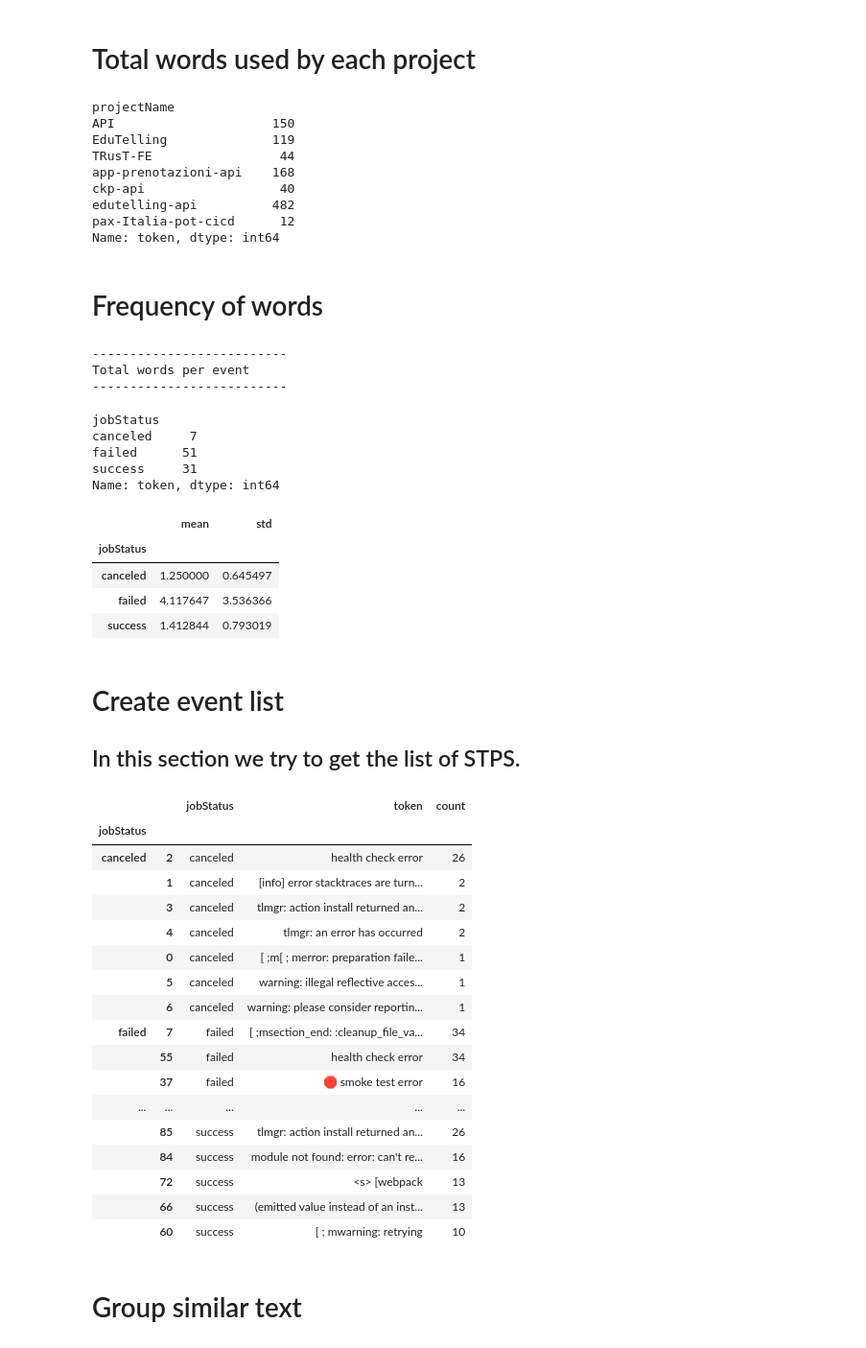
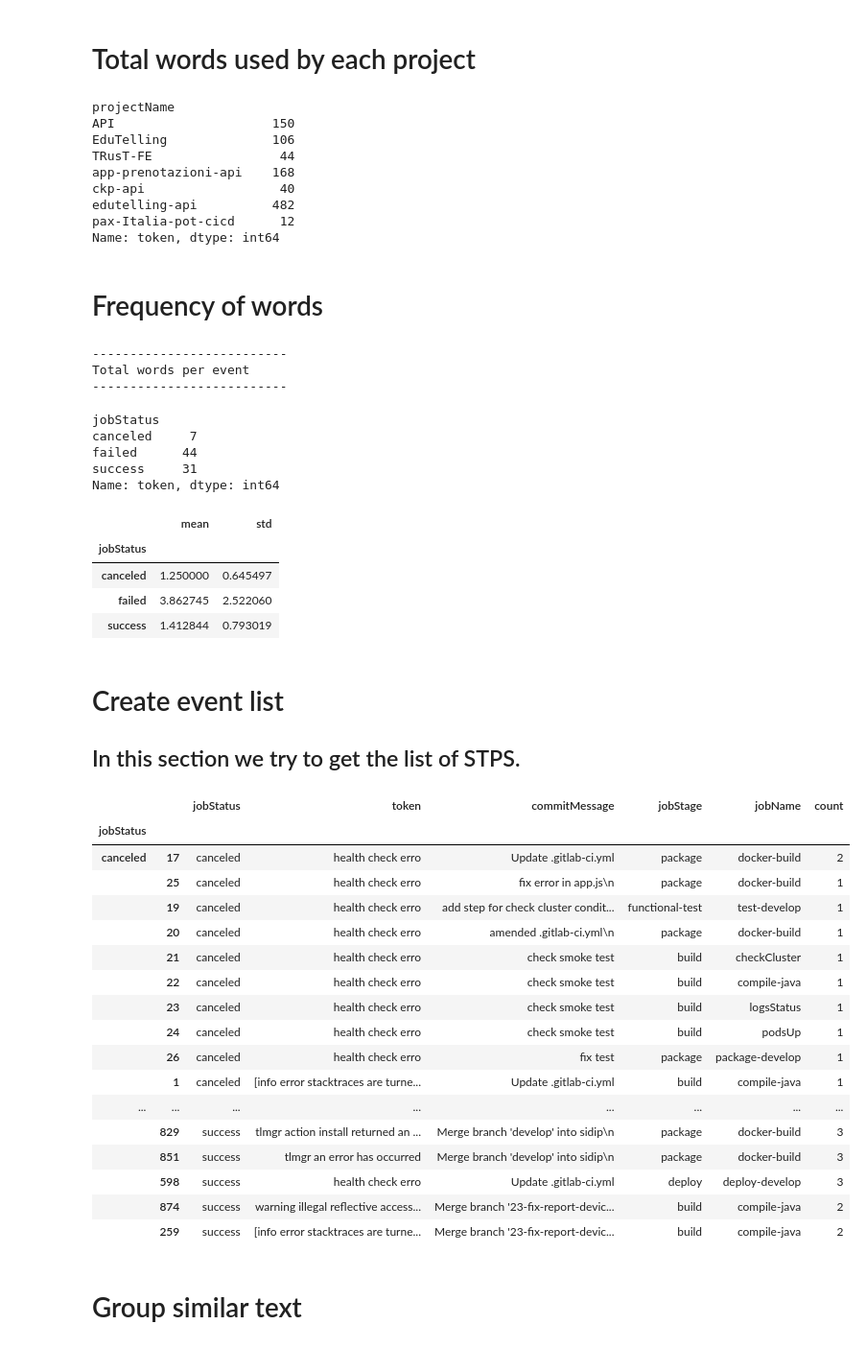
Before and after one commit to cannavit/cryptofunnycats-api-, a Jupyter notebook: src/services/gitlabLogsColletor/pythonMining/02-logsAnalysis.ipynb, the cells around one changed output. Shown at 96% size. Saved outputs shown, nothing was run; the diff lists cells and outputs as text; code cells hidden in the pictures.

Commit message:
Stable report

```diff
--- a/src/services/gitlabLogsColletor/pythonMining/02-logsAnalysis.ipynb
+++ b/src/services/gitlabLogsColletor/pythonMining/02-logsAnalysis.ipynb
@@ -218,13 +210,17 @@ def getErrorText(texto):
     nuevo_texto = re.sub('http\S+', ' ', nuevo_texto)
     nuevo_texto = nuevo_texto.split(sep = '\n');
 
+
     whiteList = ["error"]; newTextList = []; nuevoTexto = ""
     for text in nuevo_texto:
         for listI in whiteList:
             if listI in text:
                 #! Remove special characters
                 regex = '[\\!\\"\\#\\>\\<\\$\\%\\&\\\'\\(\\)\\*\\+\\,\\;\\\\\]\\<\\=\\,\\>\\?\\:\\-\\|\\@\\@\\\\^_\\`\\{\\|\\}\\~]'
+                text = re.sub(regex , ' ', text)
+
                 text = re.sub('http\S+', ' ', text)
+
                 #! Remove numbers
                 text = re.sub('\d+', ' ', text)
                 #! remove date
@@ -242,6 +238,8 @@ def getErrorText(texto):
 
                 if not text in newTextList:
                     #! cut string.
+                    text = text.strip()
+                    text.replace('[','').replace(']','')
                     text = text[0:text.find(".")]
                     nuevoTexto = nuevoTexto + "\n" + text
 
@@ -250,6 +248,8 @@ def getErrorText(texto):
                 newTextList = [string for string in newTextList if string.strip()]# Remove multiple empty spaces from string List
                 newTextList = [string for string in newTextList if string != " "] # Delete empty strings
                 newTextList = [string for string in newTextList if string != ""] # Delete empty strings
+                newTextList = [string for string in newTextList if (len(string) > 2)] # Eliminación de tokens con una longitud < 2 o que se encuentren en la lista de palabras ignoradas
+
                 unics = set(); newTextList = [string for string in newTextList if string not in unics and (unics.add(string) or True)] # Delete duplicate data
 
     return newTextList
@@ -366,7 +368,7 @@ jobs_tidy.groupby(by='projectName')['token'].count()
 # %% [output]
 projectName
 API                     150
-EduTelling              119
+EduTelling              106
 TRusT-FE                 44
 app-prenotazioni-api    168
 ckp-api                  40
@@ -388,7 +390,7 @@ Total words per event
 --------------------------
 jobStatus
 canceled     7
-failed      51
+failed      44
 success     31
 Name: token, dtype: int64
 # %%
@@ -400,7 +402,7 @@ temp_df.reset_index().groupby("jobStatus")["token"].agg(['mean', 'std'])
 |  | mean | std |
 | jobStatus |  |  |
 | canceled | 1.250000 | 0.645497 |
-| failed | 4.117647 | 3.536366 |
+| failed | 3.862745 | 2.522060 |
 | success | 1.412844 | 0.793019 |
 # %% [markdown]
 # Create event list
@@ -408,29 +410,29 @@ temp_df.reset_index().groupby("jobStatus")["token"].agg(['mean', 'std'])
 # %%
 # Top 50 palabras más utilizadas por cada evento
 # ==============================================================================
-jobs_tidy_text = jobs_tidy.groupby(['jobStatus','token'])['token'] \
+jobs_tidy_text = jobs_tidy.groupby(['jobStatus','token','commitMessage', 'jobStage', 'jobName'])['token'] \
  .count() \
  .reset_index(name='count') \
  .groupby('jobStatus') \
  .apply(lambda x: x.sort_values('count', ascending=False).head(10))
 
 jobs_tidy_text
 # %% [output]
-|  |  | jobStatus | token | count |
-| jobStatus |  |  |  |  |
-| canceled | 2 | canceled | health check error | 26 |
-|  | 1 | canceled | [info] error stacktraces are turn... | 2 |
-|  | 3 | canceled | tlmgr: action install returned an... | 2 |
-|  | 4 | canceled | tlmgr: an error has occurred | 2 |
-|  | 0 | canceled | [ ;m[ ; merror: preparation faile... | 1 |
-|  | 5 | canceled | warning: illegal reflective acces... | 1 |
-|  | 6 | canceled | warning: please consider reportin... | 1 |
-| failed | 7 | failed | [ ;msection_end: :cleanup_file_va... | 34 |
-|  | 55 | failed | health check error | 34 |
-|  | 37 | failed | 🛑 smoke test error | 16 |
-| ... | ... | ... | ... | ... |
-|  | 85 | success | tlmgr: action install returned an... | 26 |
-|  | 84 | success | module not found: error: can't re... | 16 |
-|  | 72 | success | <s> [webpack | 13 |
-|  | 66 | success | (emitted value instead of an inst... | 13 |
-|  | 60 | success | [ ; mwarning: retrying | 10 |
+|  |  | jobStatus | token | commitMessage | jobStage | jobName | count |
+| jobStatus |  |  |  |  |  |  |  |
+| canceled | 17 | canceled | health check erro | Update .gitlab-ci.yml | package | docker-build | 2 |
+|  | 25 | canceled | health check erro | fix error in app.js\n | package | docker-build | 1 |
+|  | 19 | canceled | health check erro | add step for check cluster condit... | functional-test | test-develop | 1 |
+|  | 20 | canceled | health check erro | amended .gitlab-ci.yml\n | package | docker-build | 1 |
+|  | 21 | canceled | health check erro | check smoke test | build | checkCluster | 1 |
+|  | 22 | canceled | health check erro | check smoke test | build | compile-java | 1 |
+|  | 23 | canceled | health check erro | check smoke test | build | logsStatus | 1 |
+|  | 24 | canceled | health check erro | check smoke test | build | podsUp | 1 |
+|  | 26 | canceled | health check erro | fix test | package | package-develop | 1 |
+|  | 1 | canceled | [info error stacktraces are turne... | Update .gitlab-ci.yml | build | compile-java | 1 |
+| ... | ... | ... | ... | ... | ... | ... | ... |
+|  | 829 | success | tlmgr action install returned an ... | Merge branch 'develop' into sidip\n | package | docker-build | 3 |
+|  | 851 | success | tlmgr an error has occurred | Merge branch 'develop' into sidip\n | package | docker-build | 3 |
+|  | 598 | success | health check erro | Update .gitlab-ci.yml | deploy | deploy-develop | 3 |
+|  | 874 | success | warning illegal reflective access... | Merge branch '23-fix-report-devic... | build | compile-java | 2 |
+|  | 259 | success | [info error stacktraces are turne... | Merge branch '23-fix-report-devic... | build | compile-java | 2 |
```
Also changed, not shown: parts of 10 cells of this notebook.
